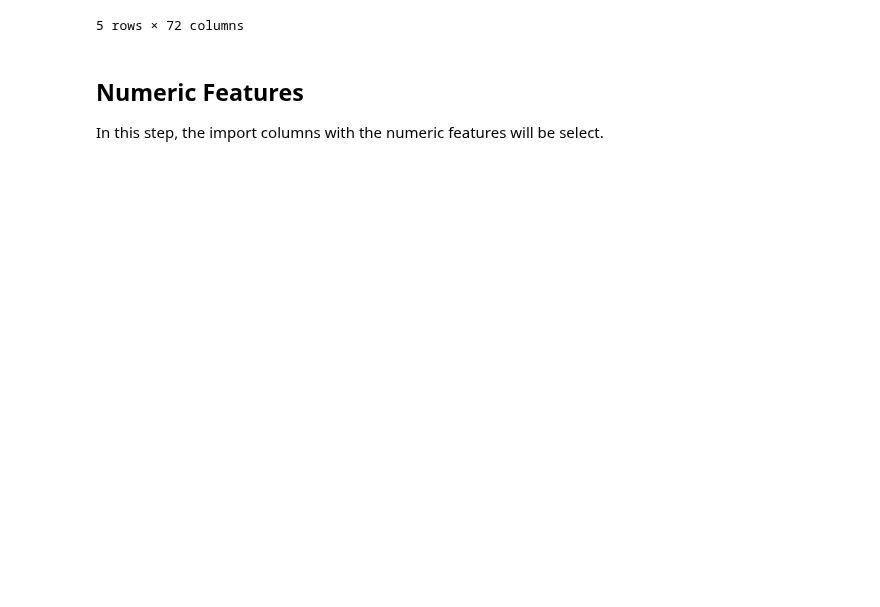
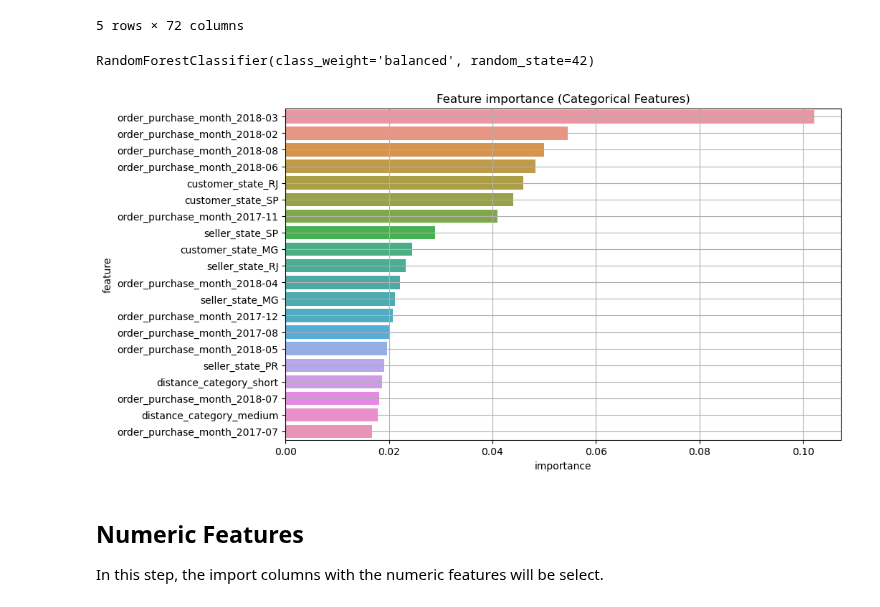
Before and after one commit to rickaof/Portfolio, a Jupyter notebook: Ecommerce_Analysis/notebooks/data_preparation.ipynb, the cells around one changed output. Cells and saved outputs as stored; diff of their text form; code cells hidden in the pictures; blank space fills up the shorter version.

Commit message:
Exploratory Data Analysis

```diff
--- a/Ecommerce_Analysis/notebooks/data_preparation.ipynb
+++ b/Ecommerce_Analysis/notebooks/data_preparation.ipynb
@@ -605,3 +609,32 @@ df_cat_transform.head()
+# %%
+# Training a model using random forest classifier
+from sklearn.ensemble import RandomForestClassifier
+rf = RandomForestClassifier(n_estimators=100, class_weight='balanced', random_state= 42 )
+rf.fit(X_train, y_train )
+# %% [output]
+RandomForestClassifier(class_weight='balanced', random_state=42)
+# %%
+# Categorical feature importance
+def feature_importance(feature, importance):
+    importance_df = pd.DataFrame({
+        'feature': feature,
+        'importance': importance
+    }).sort_values(by='importance', ascending=False)
+    return importance_df
+# %%
+importance_df = feature_importance(df_cat_transform.columns, rf.feature_importances_)
+# %%
+# Plot
+def importance_barplot (title):
+    plt.figure(figsize=(10, 6))
+    sns.barplot(data=importance_df.head(20), x='importance', y='feature')
+    plt.title(title)
+    plt.grid(True)
+    return plt.show()
+# %%
+importance_barplot('Feature importance (Categorical Features)')
+# %% [output]
+[figure, added]
 # %% [markdown]
 ## Numeric Features
 In this step, the import columns with the numeric features will be select.
```
Also changed, not shown: parts of 22 cells of this notebook.
